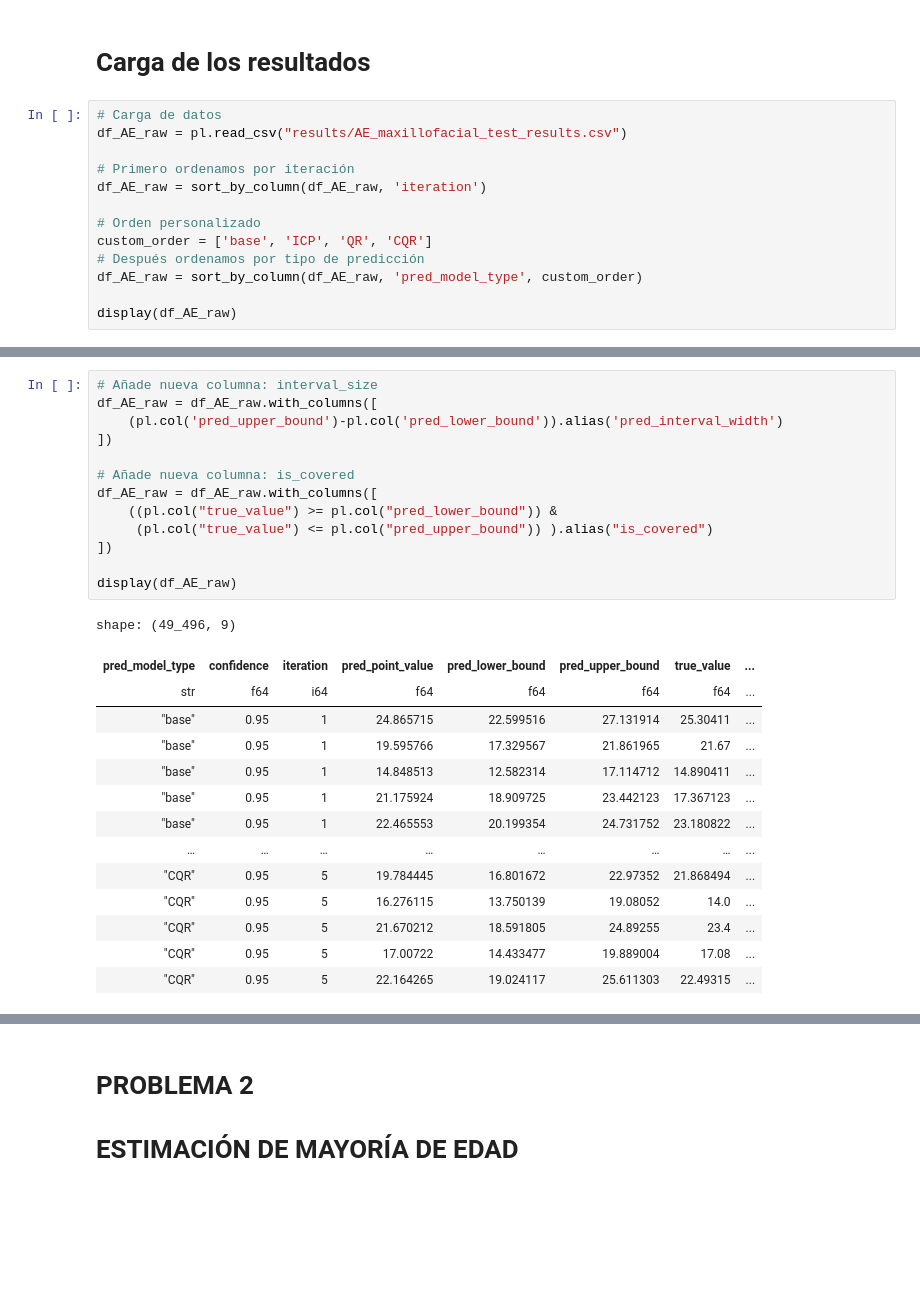
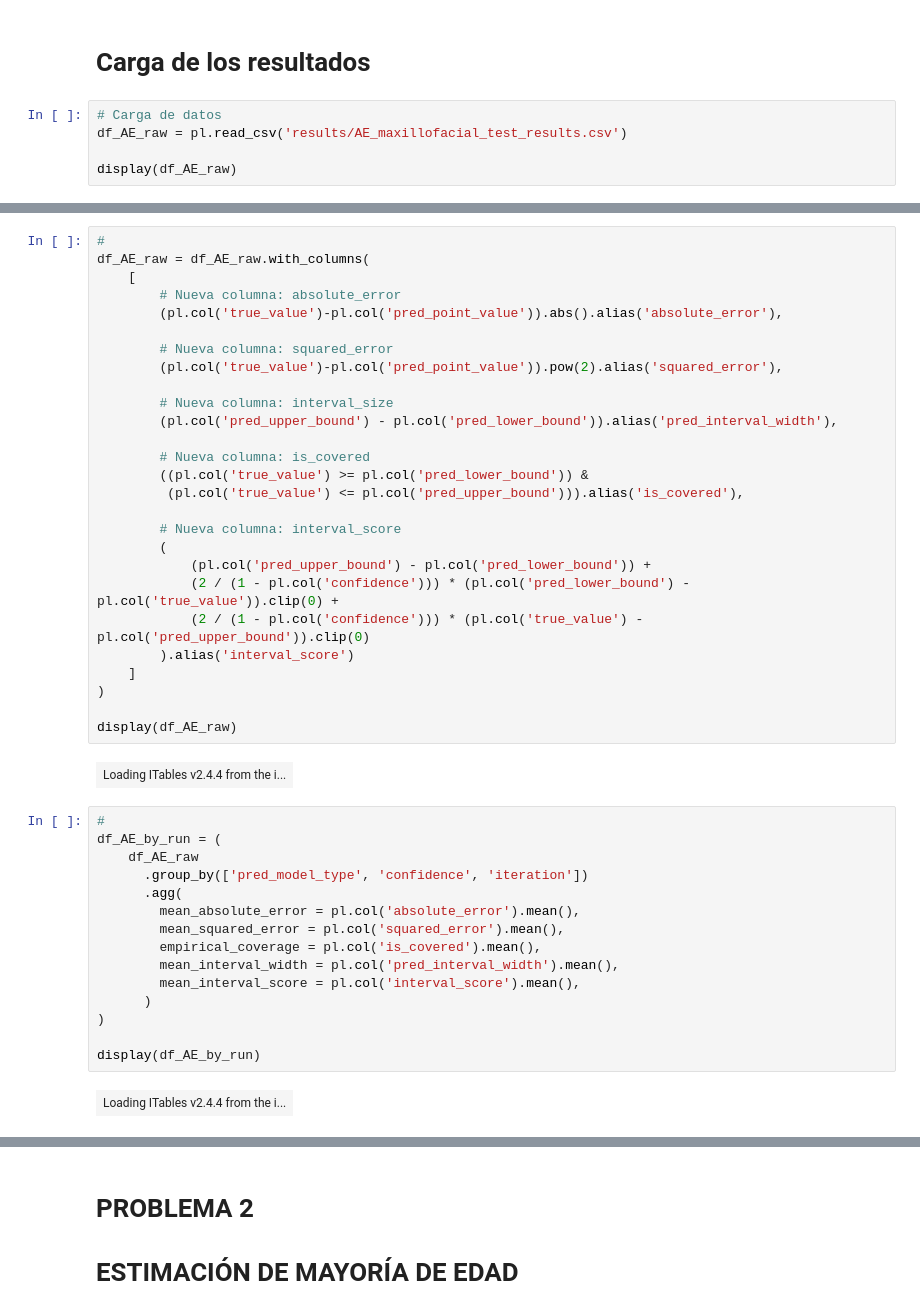
Before and after one commit to esdavide2910/tfg-bioprofile-uncertainty, a Jupyter notebook: notebooks/AE_results.ipynb, the cells around one changed output, grey strips where cells are left out. Saved outputs shown, nothing was run; the diff lists cells and outputs as text; blank space fills up the shorter version.

```diff
--- a/notebooks/AE_results.ipynb
+++ b/notebooks/AE_results.ipynb
@@ -27,15 +32,7 @@ print(pl.__version__)
 # Carga de los resultados
 # %%
 # Carga de datos
-df_AE_raw = pl.read_csv("results/AE_maxillofacial_test_results.csv")
-
-# Primero ordenamos por iteración
-df_AE_raw = sort_by_column(df_AE_raw, 'iteration')
-
-# Orden personalizado
-custom_order = ['base', 'ICP', 'QR', 'CQR']
-# Después ordenamos por tipo de predicción
-df_AE_raw = sort_by_column(df_AE_raw, 'pred_model_type', custom_order)
+df_AE_raw = pl.read_csv('results/AE_maxillofacial_test_results.csv')
 
 display(df_AE_raw)
 # %% [output]
@@ -56,30 +40,48 @@ shape: (49_496, 7)
 # %%
-# Añade nueva columna: interval_size
-df_AE_raw = df_AE_raw.with_columns([
-    (pl.col('pred_upper_bound')-pl.col('pred_lower_bound')).alias('pred_interval_width')
-])
+#
+df_AE_raw = df_AE_raw.with_columns(
+    [
+        # Nueva columna: absolute_error
+        (pl.col('true_value')-pl.col('pred_point_value')).abs().alias('absolute_error'),
 
-# Añade nueva columna: is_covered
-df_AE_raw = df_AE_raw.with_columns([
-    ((pl.col("true_value") >= pl.col("pred_lower_bound")) &
-     (pl.col("true_value") <= pl.col("pred_upper_bound")) ).alias("is_covered")
-])
+        # Nueva columna: squared_error
+        (pl.col('true_value')-pl.col('pred_point_value')).pow(2).alias('squared_error'),
+
+        # Nueva columna: interval_size
+        (pl.col('pred_upper_bound') - pl.col('pred_lower_bound')).alias('pred_interval_width'),
+
+        # Nueva columna: is_covered
+        ((pl.col('true_value') >= pl.col('pred_lower_bound')) &
+         (pl.col('true_value') <= pl.col('pred_upper_bound'))).alias('is_covered'),
+
+        # Nueva columna: interval_score
+        (
+            (pl.col('pred_upper_bound') - pl.col('pred_lower_bound')) +
+            (2 / (1 - pl.col('confidence'))) * (pl.col('pred_lower_bound') - pl.col('true_value')).clip(0) +
+            (2 / (1 - pl.col('confidence'))) * (pl.col('true_value') - pl.col('pred_upper_bound')).clip(0)
+        ).alias('interval_score')
+    ]
+)
 
 display(df_AE_raw)
 # %% [output]
-shape: (49_496, 9)
-| pred_model_type | confidence | iteration | pred_point_value | pred_lower_bound | pred_upper_bound | true_value | ... |
-| str | f64 | i64 | f64 | f64 | f64 | f64 | ... |
-| "base" | 0.95 | 1 | 24.865715 | 22.599516 | 27.131914 | 25.30411 | ... |
-| "base" | 0.95 | 1 | 19.595766 | 17.329567 | 21.861965 | 21.67 | ... |
-| "base" | 0.95 | 1 | 14.848513 | 12.582314 | 17.114712 | 14.890411 | ... |
-| "base" | 0.95 | 1 | 21.175924 | 18.909725 | 23.442123 | 17.367123 | ... |
-| "base" | 0.95 | 1 | 22.465553 | 20.199354 | 24.731752 | 23.180822 | ... |
-| … | … | … | … | … | … | … | ... |
-| "CQR" | 0.95 | 5 | 19.784445 | 16.801672 | 22.97352 | 21.868494 | ... |
-| "CQR" | 0.95 | 5 | 16.276115 | 13.750139 | 19.08052 | 14.0 | ... |
-| "CQR" | 0.95 | 5 | 21.670212 | 18.591805 | 24.89255 | 23.4 | ... |
-| "CQR" | 0.95 | 5 | 17.00722 | 14.433477 | 19.889004 | 17.08 | ... |
-| "CQR" | 0.95 | 5 | 22.164265 | 19.024117 | 25.611303 | 22.49315 | ... |
+| Loading ITables v2.4.4 from the i... |
+# %%
+#
+df_AE_by_run = (
+    df_AE_raw
+      .group_by(['pred_model_type', 'confidence', 'iteration'])
+      .agg(
+        mean_absolute_error = pl.col('absolute_error').mean(),
+        mean_squared_error = pl.col('squared_error').mean(),
+        empirical_coverage = pl.col('is_covered').mean(),
+        mean_interval_width = pl.col('pred_interval_width').mean(),
+        mean_interval_score = pl.col('interval_score').mean(),
+      )
+)
+
+display(df_AE_by_run)
+# %% [output]
+| Loading ITables v2.4.4 from the i... |
 # %%
 #
```
Also changed, not shown: parts of 34 cells of this notebook, 2 other files.
